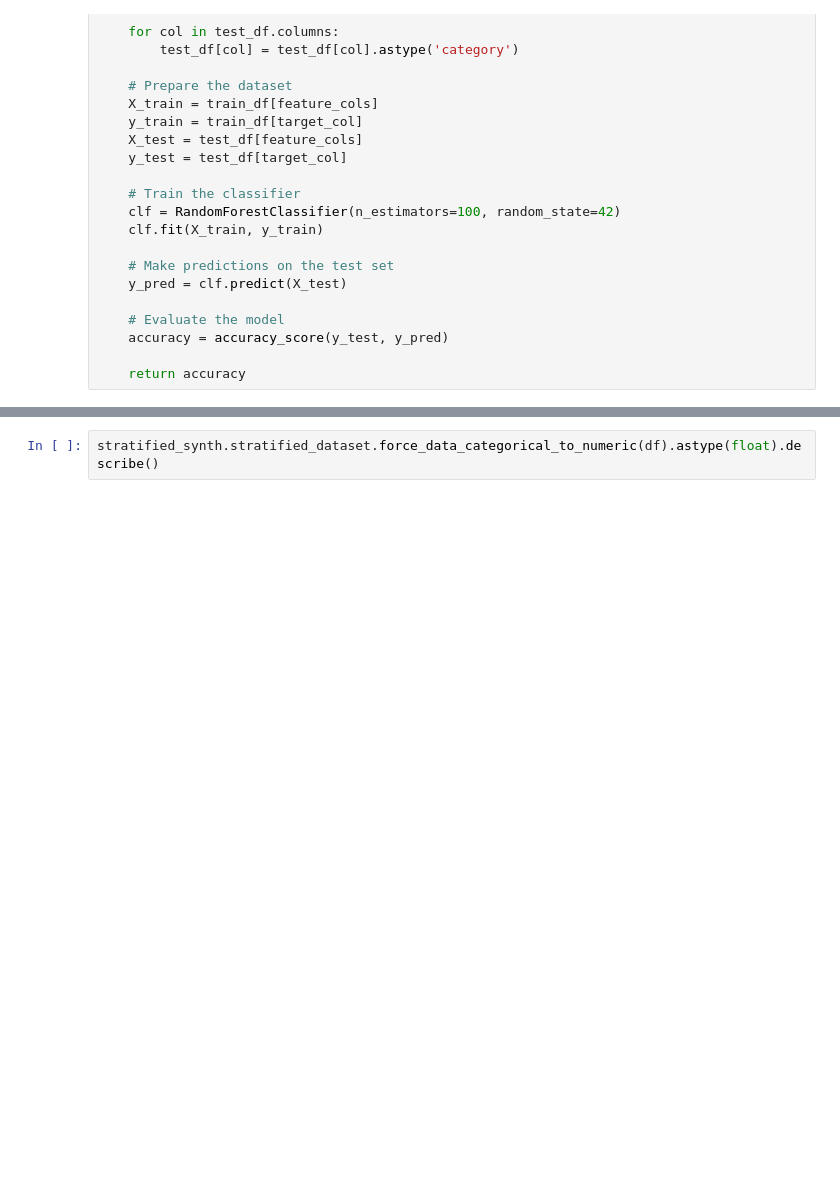
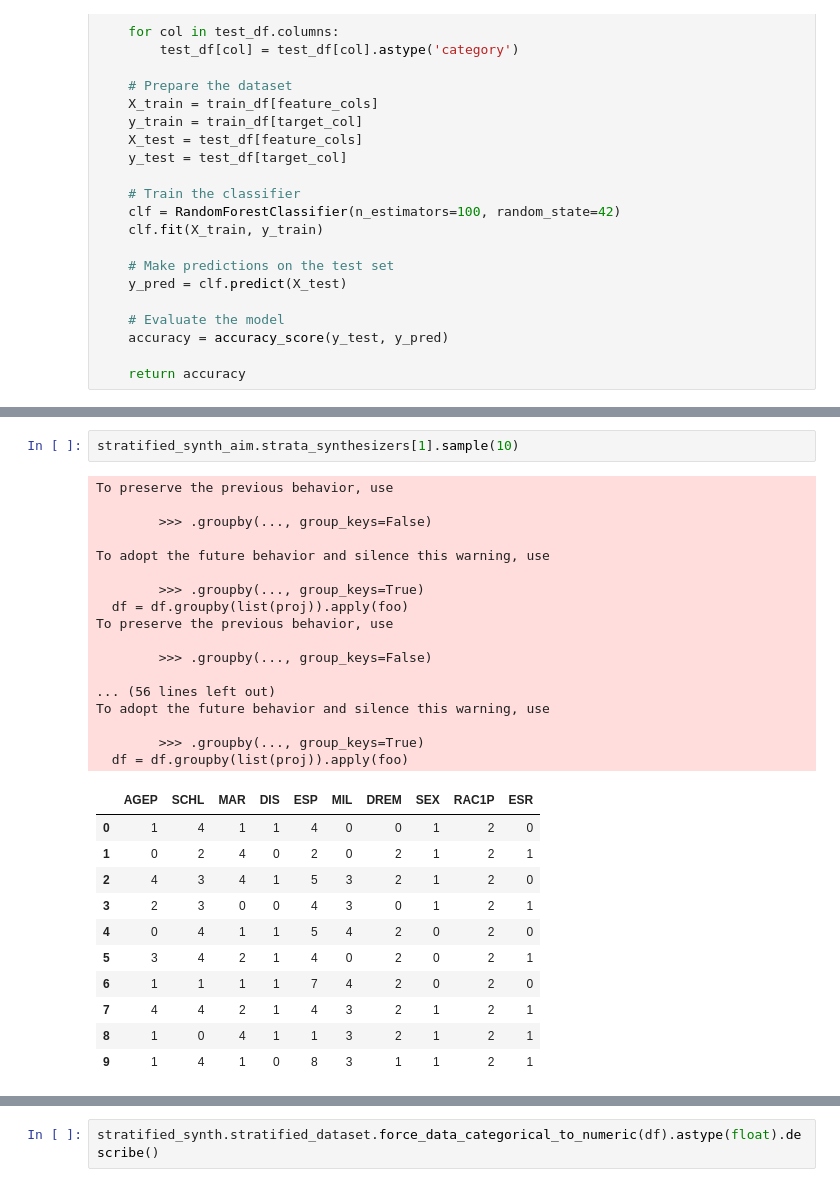
Before and after one commit to lurosenb/stratify_dp, a Jupyter notebook: model_training.ipynb, the cells around one changed output, grey strips where cells are left out. Drawn from its saved outputs; the diff is of its cells as text; blank space fills up the shorter version.

```diff
--- a/model_training.ipynb
+++ b/model_training.ipynb
@@ -339,0 +626,31 @@ with open('models/GEMSynthesizer_epsilon_0.1.pkl', "rb") as file:
+# %%
+stratified_synth_aim.strata_synthesizers[1].sample(10)
+# %% [output]
+To preserve the previous behavior, use
+
+        >>> .groupby(..., group_keys=False)
+
+To adopt the future behavior and silence this warning, use
+
+        >>> .groupby(..., group_keys=True)
+  df = df.groupby(list(proj)).apply(foo)
+To preserve the previous behavior, use
+
+        >>> .groupby(..., group_keys=False)
+
+... (56 lines left out)
+To adopt the future behavior and silence this warning, use
+
+        >>> .groupby(..., group_keys=True)
+  df = df.groupby(list(proj)).apply(foo)
+|  | AGEP | SCHL | MAR | DIS | ESP | MIL | DREM | SEX | RAC1P | ESR |
+| 0 | 1 | 4 | 1 | 1 | 4 | 0 | 0 | 1 | 2 | 0 |
+| 1 | 0 | 2 | 4 | 0 | 2 | 0 | 2 | 1 | 2 | 1 |
+| 2 | 4 | 3 | 4 | 1 | 5 | 3 | 2 | 1 | 2 | 0 |
+| 3 | 2 | 3 | 0 | 0 | 4 | 3 | 0 | 1 | 2 | 1 |
+| 4 | 0 | 4 | 1 | 1 | 5 | 4 | 2 | 0 | 2 | 0 |
+| 5 | 3 | 4 | 2 | 1 | 4 | 0 | 2 | 0 | 2 | 1 |
+| 6 | 1 | 1 | 1 | 1 | 7 | 4 | 2 | 0 | 2 | 0 |
+| 7 | 4 | 4 | 2 | 1 | 4 | 3 | 2 | 1 | 2 | 1 |
+| 8 | 1 | 0 | 4 | 1 | 1 | 3 | 2 | 1 | 2 | 1 |
+| 9 | 1 | 4 | 1 | 0 | 8 | 3 | 1 | 1 | 2 | 1 |
```
Also changed, not shown: parts of 19 cells of this notebook, 5 other files.
